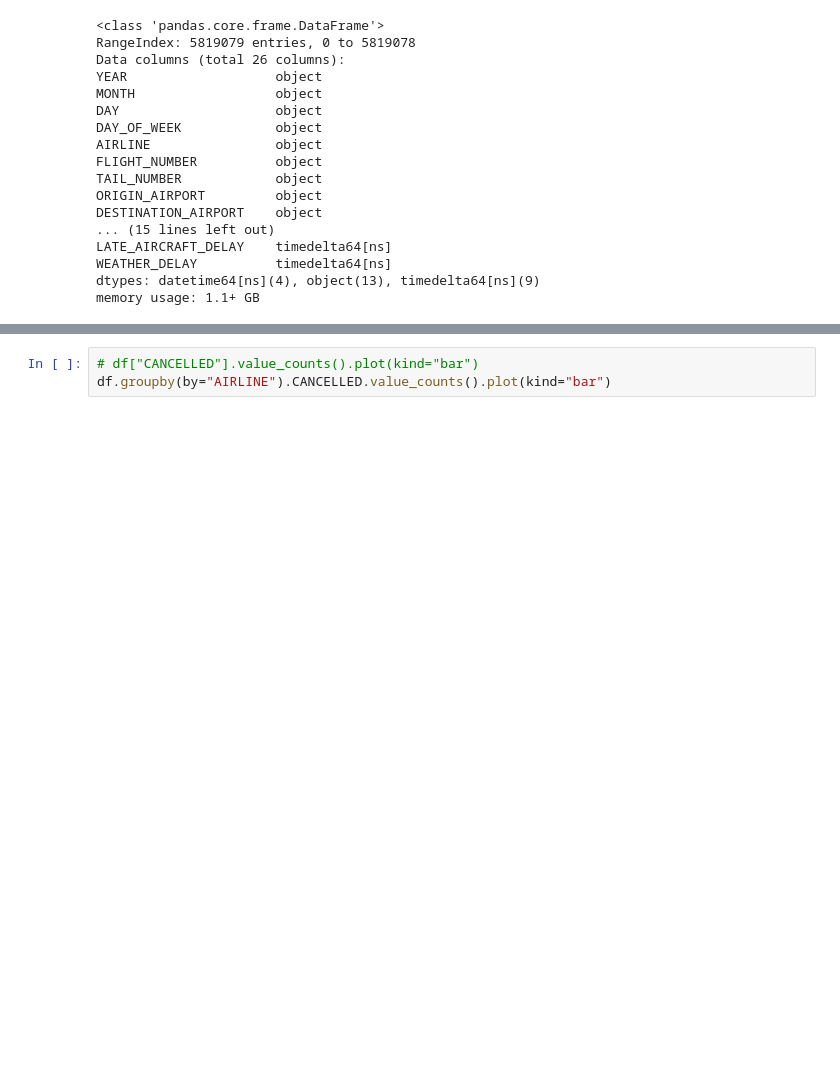
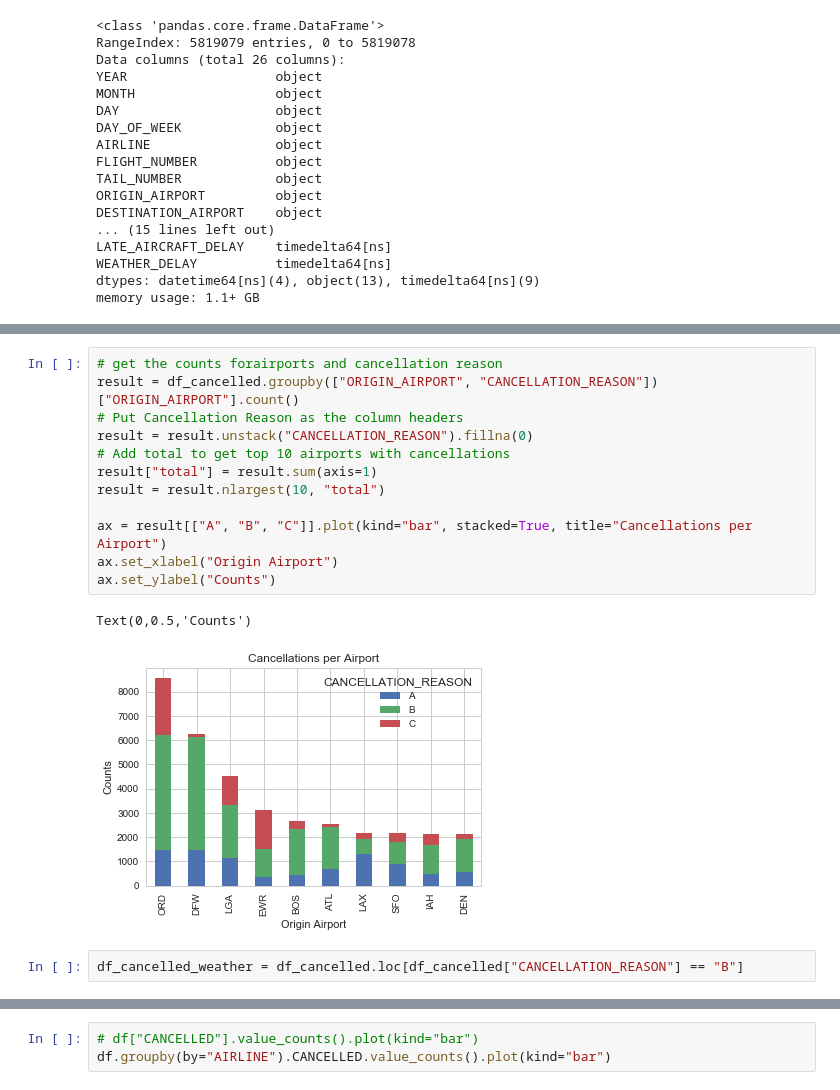
Before and after one commit to talk-ryan/FlightsData, a Jupyter notebook: FlightDataEDA.ipynb, the cells around one changed output, grey strips where cells are left out. Drawn from its saved outputs; the diff is of its cells as text; blank space fills up the shorter version.

```diff
--- a/FlightDataEDA.ipynb
+++ b/FlightDataEDA.ipynb
@@ -135,0 +155,17 @@ df_cancelled.head()
+# %%
+# get the counts forairports and cancellation reason
+result = df_cancelled.groupby(["ORIGIN_AIRPORT", "CANCELLATION_REASON"])["ORIGIN_AIRPORT"].count()
+# Put Cancellation Reason as the column headers
+result = result.unstack("CANCELLATION_REASON").fillna(0)
+# Add total to get top 10 airports with cancellations
+result["total"] = result.sum(axis=1)
+result = result.nlargest(10, "total")
+
+ax = result[["A", "B", "C"]].plot(kind="bar", stacked=True, title="Cancellations per Airport")
+ax.set_xlabel("Origin Airport")
+ax.set_ylabel("Counts")
+# %% [output]
+Text(0,0.5,'Counts')
+[figure, added]
+# %%
+df_cancelled_weather = df_cancelled.loc[df_cancelled["CANCELLATION_REASON"] == "B"]
```
Also changed, not shown: parts of 38 cells of this notebook.
